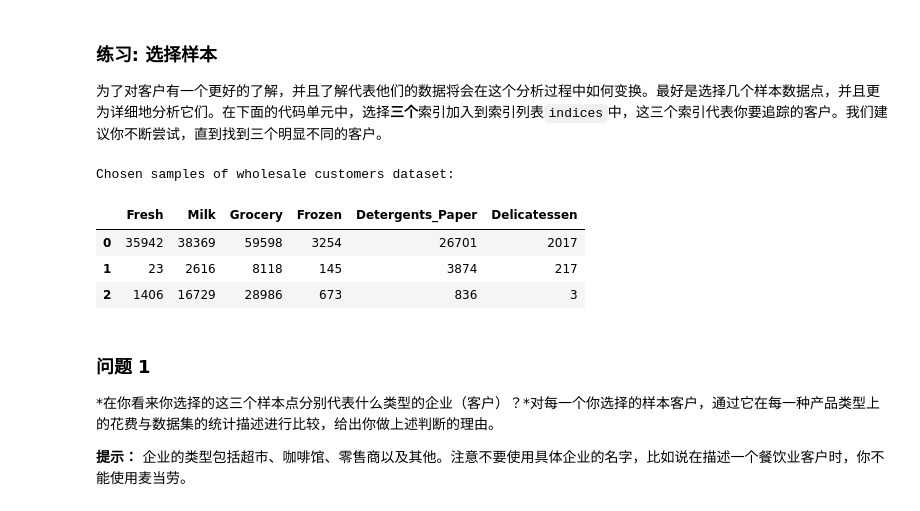
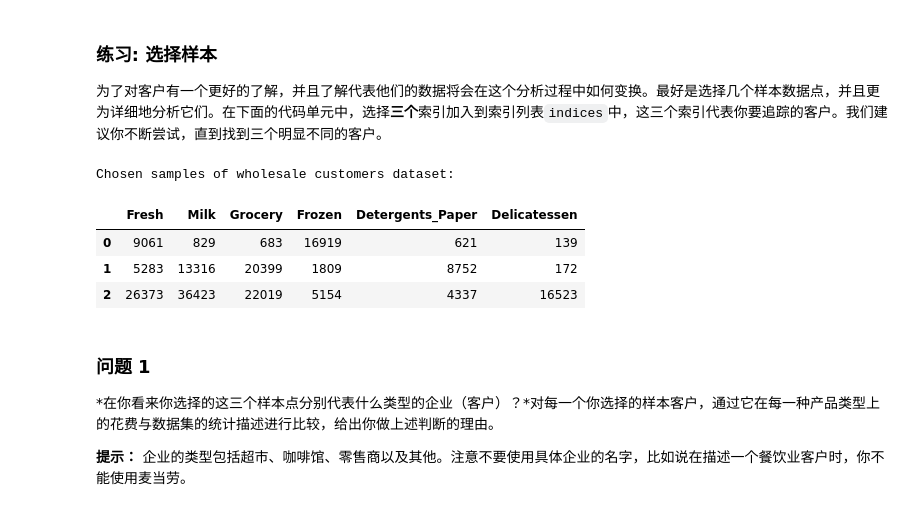
Before and after one commit to liqinling521/creating_customer_segments-master, a Jupyter notebook: customer_segments.ipynb, the cells around one changed output. Drawn from its saved outputs; the diff is of its cells as text; code cells hidden in the pictures.

```diff
--- a/customer_segments.ipynb
+++ b/customer_segments.ipynb
@@ -63,18 +63,18 @@ display(data.describe())
 为了对客户有一个更好的了解，并且了解代表他们的数据将会在这个分析过程中如何变换。最好是选择几个样本数据点，并且更为详细地分析它们。在下面的代码单元中，选择**三个**索引加入到索引列表`indices`中，这三个索引代表你要追踪的客户。我们建议你不断尝试，直到找到三个明显不同的客户。
 # %%
 # TODO：从数据集中选择三个你希望抽样的数据点的索引
-indices = [61,96,109]
+indices = [277,301,23]
 
 # 为选择的样本建立一个DataFrame
 samples = pd.DataFrame(data.loc[indices], columns = data.keys()).reset_index(drop = True)
 print "Chosen samples of wholesale customers dataset:"
 display(samples)
 # %% [output]
 Chosen samples of wholesale customers dataset:
 |  | Fresh | Milk | Grocery | Frozen | Detergents_Paper | Delicatessen |
-| 0 | 35942 | 38369 | 59598 | 3254 | 26701 | 2017 |
-| 1 | 23 | 2616 | 8118 | 145 | 3874 | 217 |
-| 2 | 1406 | 16729 | 28986 | 673 | 836 | 3 |
+| 0 | 9061 | 829 | 683 | 16919 | 621 | 139 |
+| 1 | 5283 | 13316 | 20399 | 1809 | 8752 | 172 |
+| 2 | 26373 | 36423 | 22019 | 5154 | 4337 | 16523 |
 # %% [markdown]
 ### 问题 1
 *在你看来你选择的这三个样本点分别代表什么类型的企业（客户）？*对每一个你选择的样本客户，通过它在每一种产品类型上的花费与数据集的统计描述进行比较，给出你做上述判断的理由。
```
Also changed, not shown: parts of 34 cells of this notebook, 1 other file.
